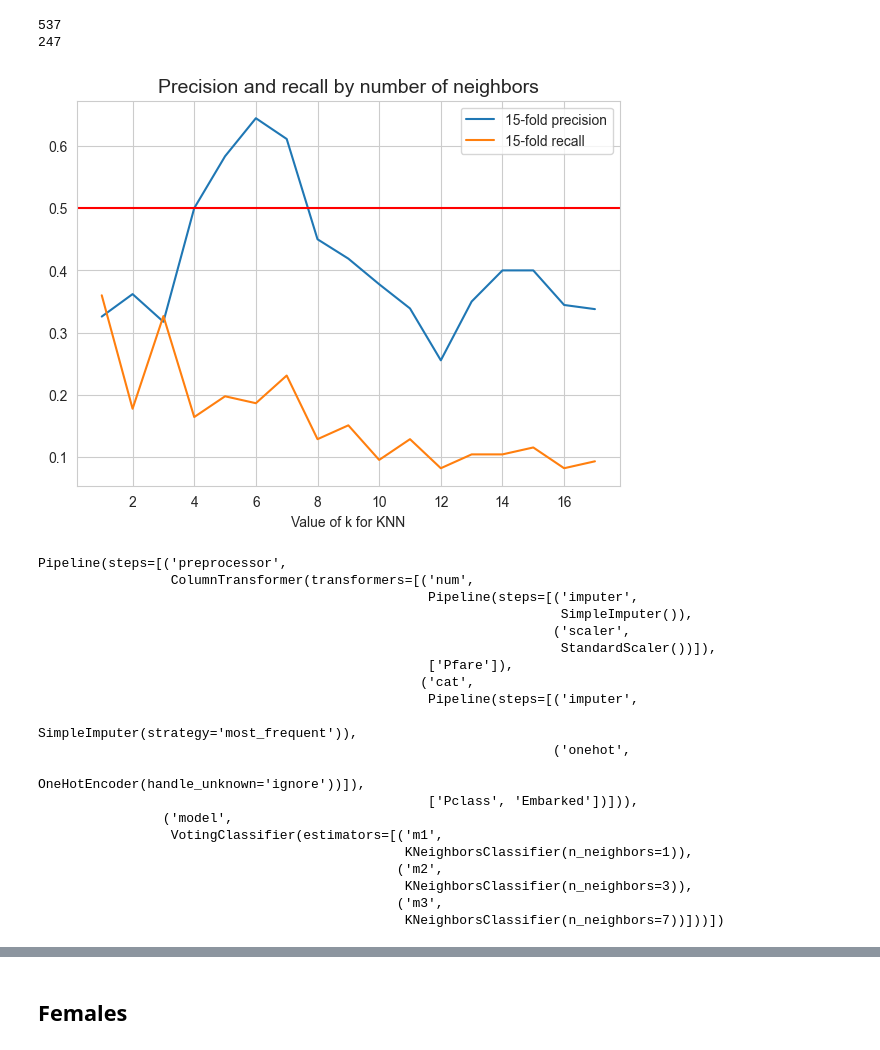
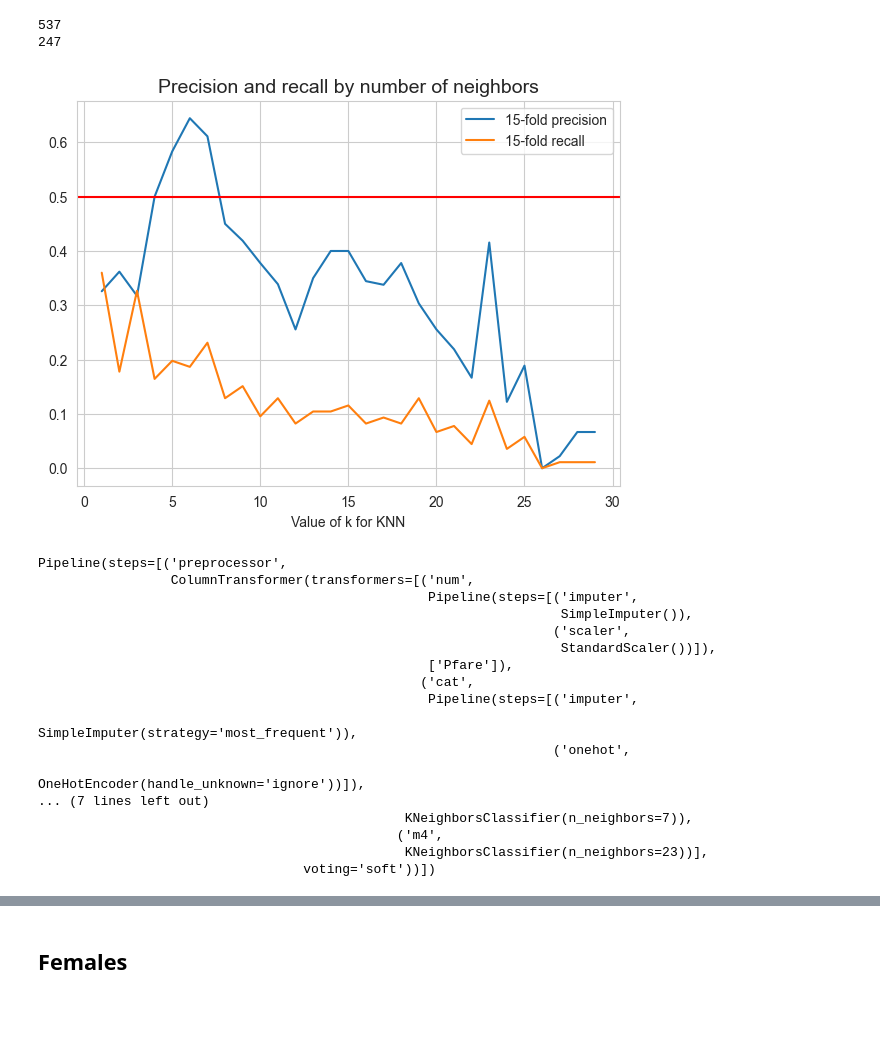
Before and after one commit to Kowalski1024/ml-playground, a Jupyter notebook: titanic.ipynb, the cells around one changed output, grey strips where cells are left out. Saved outputs shown, nothing was run; the diff lists cells and outputs as text; code cells hidden in the pictures; blank space fills up the shorter version.

```diff
--- a/titanic.ipynb
+++ b/titanic.ipynb
@@ -190,44 +190,45 @@ numerical_transformer = Pipeline(steps=[
 
 categorical_transformer = Pipeline(steps=[
     ('imputer', SimpleImputer(strategy='most_frequent')),
     ('onehot', OneHotEncoder(handle_unknown='ignore'))
 ])
 
 male_preprocessor = ColumnTransformer(transformers=[
     ('num', numerical_transformer, numerical_cols),
     ('cat', categorical_transformer, categorical_cols)
 ])
 
 precision_m = []
 recall_m = []
 
-for k in range(1,18):
+for k in range(1,30):
     pipeline1 = Pipeline(steps=[
         ('preprocessor', male_preprocessor),
         ('model', KNeighborsClassifier(n_neighbors=k))
     ])
     precision_m.append(cross_val_score(pipeline1, X_m, y_m, cv=15, n_jobs=-1, scoring='precision').mean())
     recall_m.append(cross_val_score(pipeline1, X_m, y_m, cv=15, n_jobs=-1, scoring='recall').mean())
 
-k_range = range(1,18)
+k_range = range(1,30)
 plt.figure(figsize=(7,5))
 plt.plot(k_range, precision_m, label='15-fold precision')
 plt.plot(k_range, recall_m, label='15-fold recall')
 plt.axhline(y=0.5, color='r')
 plt.xlabel('Value of k for KNN')
 plt.title('Precision and recall by number of neighbors', fontsize=14)
 plt.legend()
 plt.show()
 # %% [output]
-[figure, old version]
+[figure, new version]
 # %%
 m1 = KNeighborsClassifier(n_neighbors=1)
 m2 = KNeighborsClassifier(n_neighbors=3)
 m3 = KNeighborsClassifier(n_neighbors=7)
+m4 = KNeighborsClassifier(n_neighbors=23)
 
 male_pipeline = Pipeline(steps=[
     ('preprocessor', male_preprocessor),
-    ('model', VotingClassifier(estimators=[('m1', m1), ('m2', m2), ('m3', m3)]))
+    ('model', VotingClassifier(estimators=[('m1', m1), ('m2', m2), ('m3', m3), ('m4', m4)], voting='soft'))
 ])
 
 male_pipeline.fit(X_m, y_m)
@@ -244,14 +245,11 @@ Pipeline(steps=[('preprocessor',
                                                                    SimpleImputer(strategy='most_frequent')),
                                                                   ('onehot',
                                                                    OneHotEncoder(handle_unknown='ignore'))]),
-                                                  ['Pclass', 'Embarked'])])),
-                ('model',
-                 VotingClassifier(estimators=[('m1',
-                                               KNeighborsClassifier(n_neighbors=1)),
-                                              ('m2',
-                                               KNeighborsClassifier(n_neighbors=3)),
-                                              ('m3',
-                                               KNeighborsClassifier(n_neighbors=7))]))])
+... (7 lines left out)
+                                               KNeighborsClassifier(n_neighbors=7)),
+                                              ('m4',
+                                               KNeighborsClassifier(n_neighbors=23))],
+                                  voting='soft'))])
 # %%
 import numpy as np
 X_test_m = test_male[features]
```
Also changed, not shown: parts of 3 cells of this notebook.
